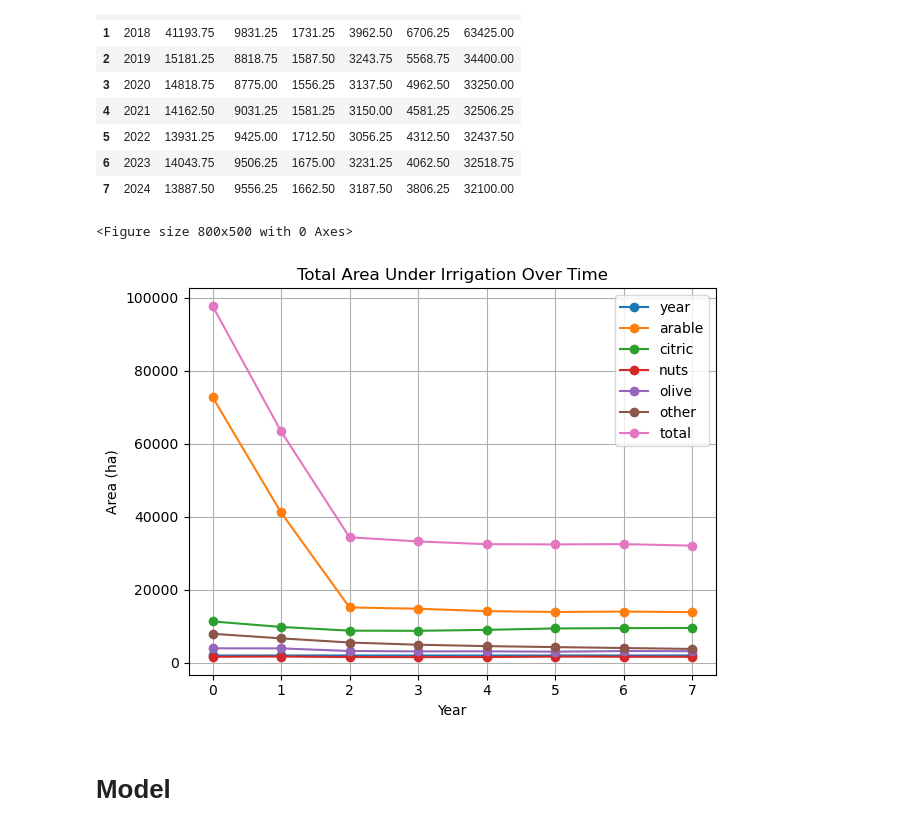
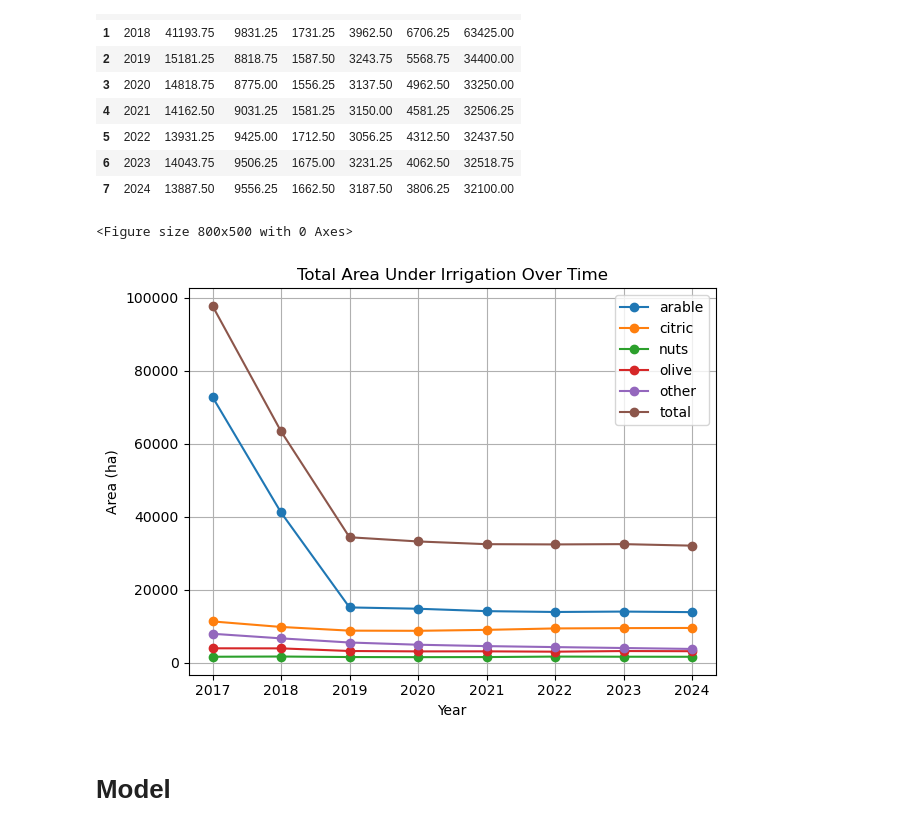
Before and after one commit to zixuanffu/environmental_economics, a Jupyter notebook: CodingExercise/Code/notebook.ipynb, the cells around one changed output. Drawn from its saved outputs; the diff is of its cells as text; code cells hidden in the pictures.

```diff
--- a/CodingExercise/Code/notebook.ipynb
+++ b/CodingExercise/Code/notebook.ipynb
@@ -28,0 +25,3 @@ land_use.head()
+# %%
+# reclassify crops by concatenating LU and irrigation
+land_use['crop_irr'] = land_use['LU'].astype(str) + '_' + land_use['irrigation'].astype(str)
@@ -95,16 +99,17 @@ area_by_crop_irrigation_merged
 | 7 | 2024 | 13887.50 | 9556.25 | 1662.50 | 3187.50 | 3806.25 | 32100.00 |
 # %%
 plt.figure(figsize=(8, 5))
-area_by_crop_irrigation_merged.plot(marker='o')
+# plot the total area under irrigation over time
+area_by_crop_irrigation_merged.plot(x="year",marker='o')
 plt.title("Total Area Under Irrigation Over Time")
 plt.xlabel("Year")
 plt.ylabel("Area (ha)")
 plt.tight_layout()
 plt.grid(True)
 plt.show()
 # %% [output]
 <Figure size 800x500 with 0 Axes>
-[figure, old version]
+[figure, new version]
 # %% [markdown]
 # Model
 # %% [markdown]
```
Also changed, not shown: parts of 14 cells of this notebook, 7 other files.
